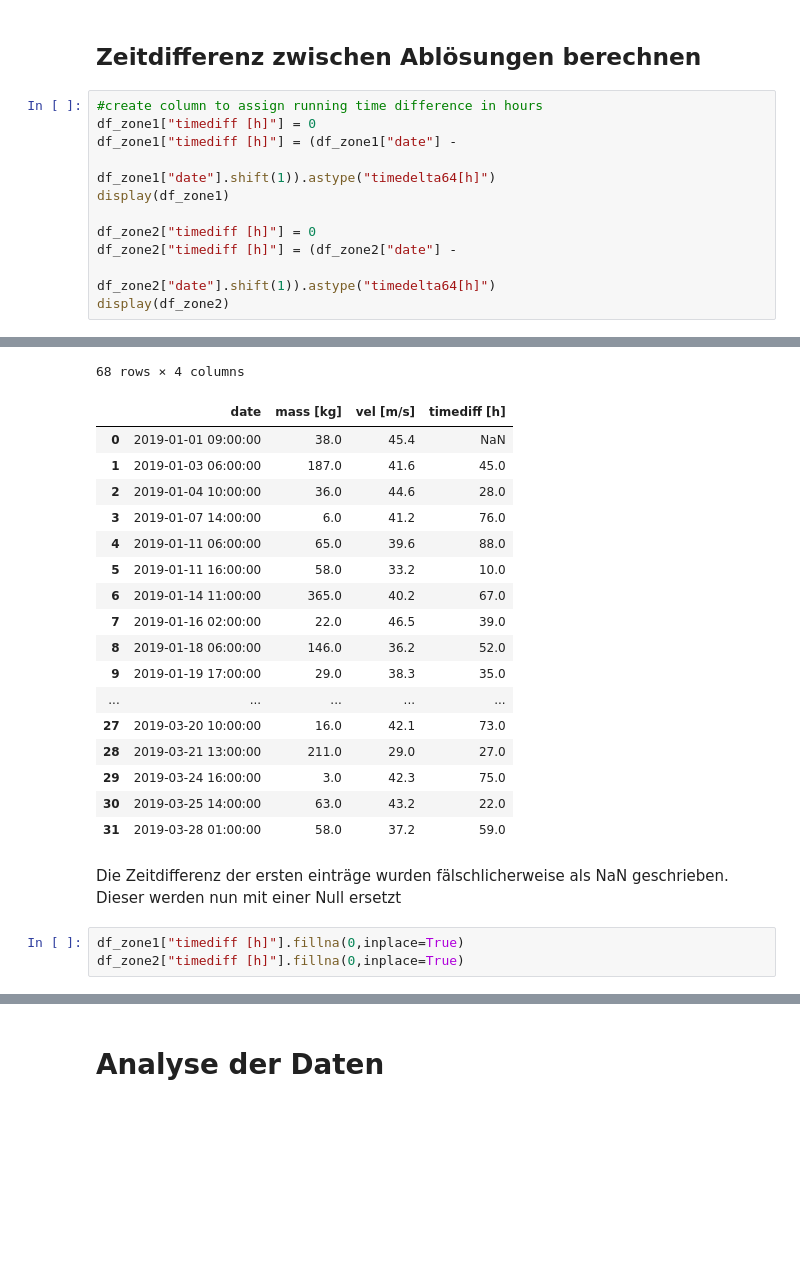
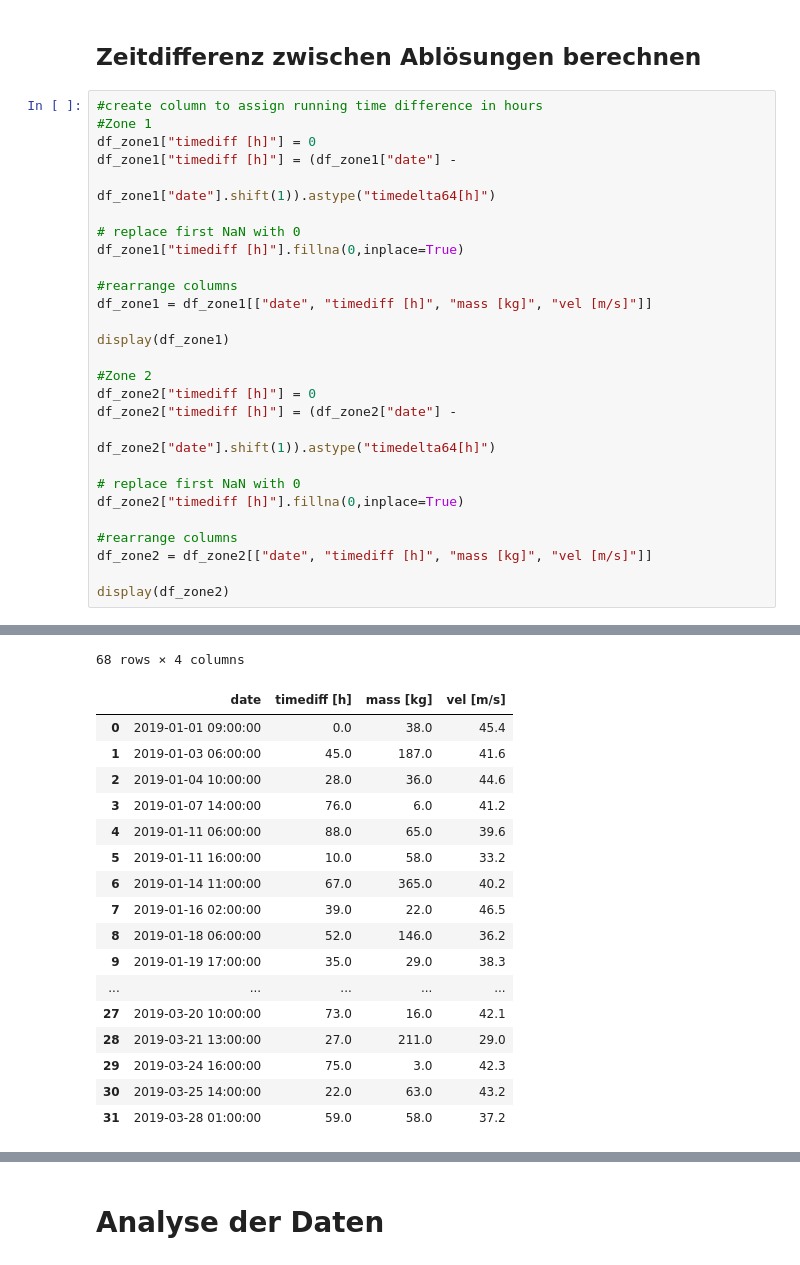
Before and after one commit to ChristianHeeb/cwm1_challenge, a Jupyter notebook: 01_notebook/notebook.ipynb, the cells around one changed output, grey strips where cells are left out. Cells and saved outputs as stored; diff of their text form; blank space fills up the shorter version.

```diff
--- a/01_notebook/notebook.ipynb
+++ b/01_notebook/notebook.ipynb
@@ -300,13 +299,29 @@ display(df_zone2)
 ## Zeitdifferenz zwischen Ablösungen berechnen
 # %%
 #create column to assign running time difference in hours
+#Zone 1
 df_zone1["timediff [h]"] = 0
 df_zone1["timediff [h]"] = (df_zone1["date"] -
                                        df_zone1["date"].shift(1)).astype("timedelta64[h]")
+
+# replace first NaN with 0
+df_zone1["timediff [h]"].fillna(0,inplace=True)
+
+#rearrange columns
+df_zone1 = df_zone1[["date", "timediff [h]", "mass [kg]", "vel [m/s]"]]
+
 display(df_zone1)
 
+#Zone 2
 df_zone2["timediff [h]"] = 0
 df_zone2["timediff [h]"] = (df_zone2["date"] -
                                        df_zone2["date"].shift(1)).astype("timedelta64[h]")
+
+# replace first NaN with 0
+df_zone2["timediff [h]"].fillna(0,inplace=True)
+
+#rearrange columns
+df_zone2 = df_zone2[["date", "timediff [h]", "mass [kg]", "vel [m/s]"]]
+
 display(df_zone2)
 # %% [output]
@@ -325,23 +340,18 @@ display(df_zone2)
 68 rows × 4 columns
-|  | date | mass [kg] | vel [m/s] | timediff [h] |
-| 0 | 2019-01-01 09:00:00 | 38.0 | 45.4 | NaN |
-| 1 | 2019-01-03 06:00:00 | 187.0 | 41.6 | 45.0 |
-| 2 | 2019-01-04 10:00:00 | 36.0 | 44.6 | 28.0 |
-| 3 | 2019-01-07 14:00:00 | 6.0 | 41.2 | 76.0 |
-| 4 | 2019-01-11 06:00:00 | 65.0 | 39.6 | 88.0 |
-| 5 | 2019-01-11 16:00:00 | 58.0 | 33.2 | 10.0 |
-| 6 | 2019-01-14 11:00:00 | 365.0 | 40.2 | 67.0 |
-| 7 | 2019-01-16 02:00:00 | 22.0 | 46.5 | 39.0 |
-| 8 | 2019-01-18 06:00:00 | 146.0 | 36.2 | 52.0 |
-| 9 | 2019-01-19 17:00:00 | 29.0 | 38.3 | 35.0 |
+|  | date | timediff [h] | mass [kg] | vel [m/s] |
+| 0 | 2019-01-01 09:00:00 | 0.0 | 38.0 | 45.4 |
+| 1 | 2019-01-03 06:00:00 | 45.0 | 187.0 | 41.6 |
+| 2 | 2019-01-04 10:00:00 | 28.0 | 36.0 | 44.6 |
+| 3 | 2019-01-07 14:00:00 | 76.0 | 6.0 | 41.2 |
+| 4 | 2019-01-11 06:00:00 | 88.0 | 65.0 | 39.6 |
+| 5 | 2019-01-11 16:00:00 | 10.0 | 58.0 | 33.2 |
+| 6 | 2019-01-14 11:00:00 | 67.0 | 365.0 | 40.2 |
+| 7 | 2019-01-16 02:00:00 | 39.0 | 22.0 | 46.5 |
+| 8 | 2019-01-18 06:00:00 | 52.0 | 146.0 | 36.2 |
+| 9 | 2019-01-19 17:00:00 | 35.0 | 29.0 | 38.3 |
 | ... | ... | ... | ... | ... |
-| 27 | 2019-03-20 10:00:00 | 16.0 | 42.1 | 73.0 |
-| 28 | 2019-03-21 13:00:00 | 211.0 | 29.0 | 27.0 |
-| 29 | 2019-03-24 16:00:00 | 3.0 | 42.3 | 75.0 |
-| 30 | 2019-03-25 14:00:00 | 63.0 | 43.2 | 22.0 |
-| 31 | 2019-03-28 01:00:00 | 58.0 | 37.2 | 59.0 |
+| 27 | 2019-03-20 10:00:00 | 73.0 | 16.0 | 42.1 |
+| 28 | 2019-03-21 13:00:00 | 27.0 | 211.0 | 29.0 |
+| 29 | 2019-03-24 16:00:00 | 75.0 | 3.0 | 42.3 |
+| 30 | 2019-03-25 14:00:00 | 22.0 | 63.0 | 43.2 |
+| 31 | 2019-03-28 01:00:00 | 59.0 | 58.0 | 37.2 |
-# %% [markdown]
-Die Zeitdifferenz der ersten einträge wurden fälschlicherweise als NaN geschrieben. Dieser werden nun mit einer Null ersetzt
-# %%
-df_zone1["timediff [h]"].fillna(0,inplace=True)
-df_zone2["timediff [h]"].fillna(0,inplace=True)
```
Also changed, not shown: parts of 11 cells of this notebook.
